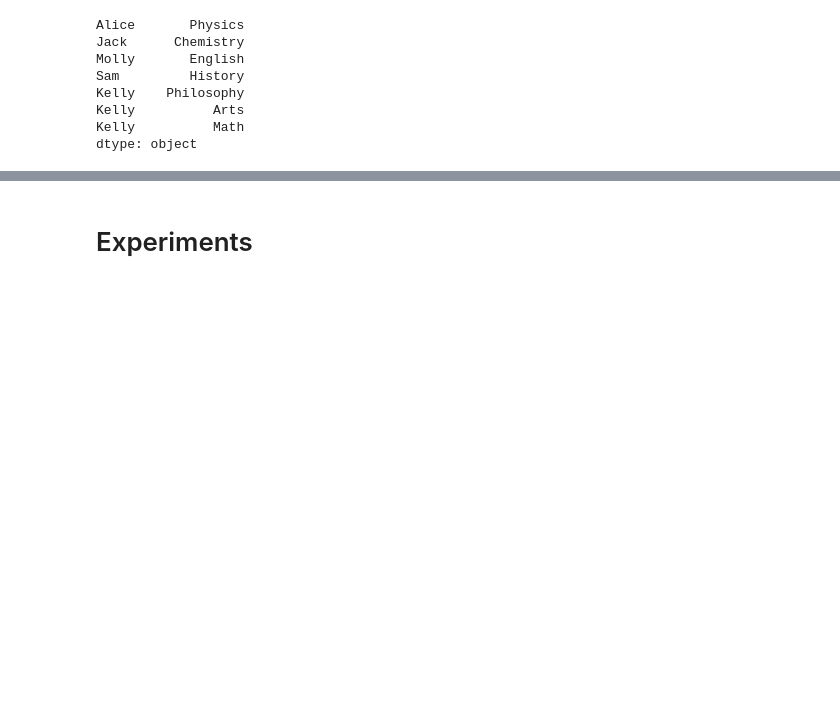
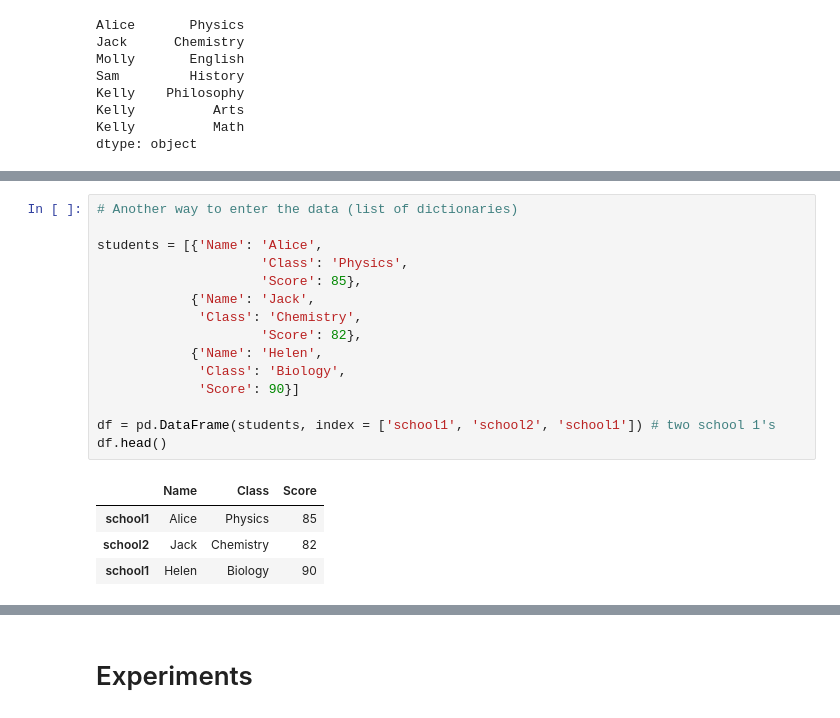
Before and after one commit to pbeens/ICS-Computer-Studies, a Jupyter notebook: Coursera_Introduction_to_Data_Science_with_Python.ipynb, the cells around one changed output, grey strips where cells are left out. Saved outputs shown, nothing was run; the diff lists cells and outputs as text; blank space fills up the shorter version.

```diff
--- a/Coursera_Introduction_to_Data_Science_with_Python.ipynb
+++ b/Coursera_Introduction_to_Data_Science_with_Python.ipynb
@@ -1090,0 +1116,20 @@ Video: https://www.coursera.org/learn/python-data-analysis/lecture/J8MzB/datafra
+# %%
+# Another way to enter the data (list of dictionaries)
+
+students = [{'Name': 'Alice',
+                     'Class': 'Physics',
+                     'Score': 85},
+            {'Name': 'Jack',
+             'Class': 'Chemistry',
+                     'Score': 82},
+            {'Name': 'Helen',
+             'Class': 'Biology',
+             'Score': 90}]
+
+df = pd.DataFrame(students, index = ['school1', 'school2', 'school1']) # two school 1's
+df.head()
+# %% [output]
+|  | Name | Class | Score |
+| school1 | Alice | Physics | 85 |
+| school2 | Jack | Chemistry | 82 |
+| school1 | Helen | Biology | 90 |
```
Also changed, not shown: parts of 25 cells of this notebook.
